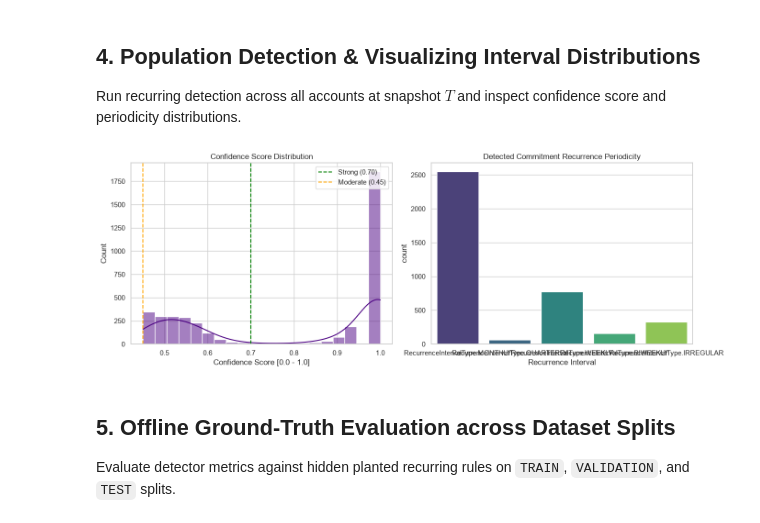
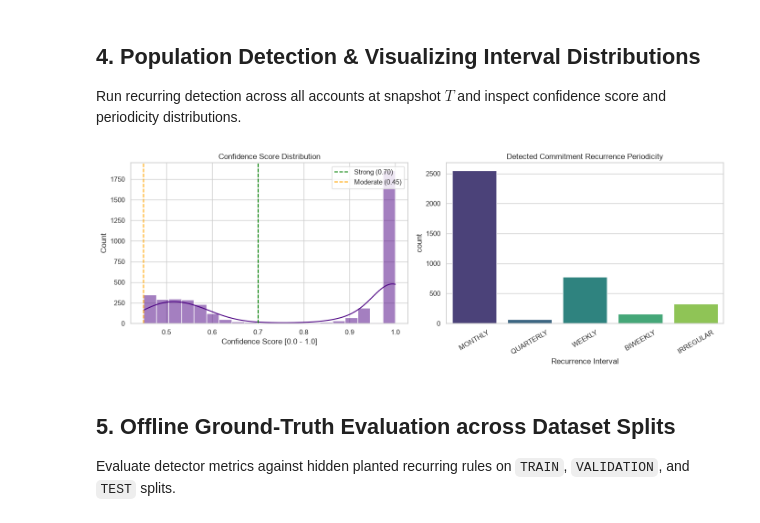
Before and after one commit to Supan-Roy/Spendable, a Jupyter notebook: notebooks/02_recurring_detection_exploration.ipynb, the cells around one changed output. Cells and saved outputs as stored; diff of their text form; code cells hidden in the pictures.

Commit message:
docs(notebooks): clean enum prefix and rotate x-axis tick labels for periodicity chart

```diff
--- a/notebooks/02_recurring_detection_exploration.ipynb
+++ b/notebooks/02_recurring_detection_exploration.ipynb
@@ -100,24 +100,34 @@ Run recurring detection across all accounts at snapshot $T$ and inspect confiden
 # %%
 all_commitments = detector.detect(transactions, snapshot_time)
 df_all = pd.DataFrame([c.model_dump() for c in all_commitments])
+# Clean interval label for display
+df_all['recurrence_interval'] = df_all['recurrence_interval'].astype(str).apply(lambda x: x.split('.')[-1])
 
 fig, axes = plt.subplots(1, 2, figsize=(14, 5))
 
 sns.histplot(df_all['confidence_score'], bins=20, kde=True, ax=axes[0], color='indigo')
 axes[0].set_title('Confidence Score Distribution')
 axes[0].set_xlabel('Confidence Score [0.0 - 1.0]')
 axes[0].axvline(0.70, color='green', linestyle='--', label='Strong (0.70)')
 axes[0].axvline(0.45, color='orange', linestyle='--', label='Moderate (0.45)')
 axes[0].legend()
 
-sns.countplot(data=df_all, x='recurrence_interval', hue='recurrence_interval', legend=False, ax=axes[1], palette='viridis')
+sns.countplot(
+    data=df_all,
+    x='recurrence_interval',
+    hue='recurrence_interval',
+    ax=axes[1],
+    palette='viridis',
+    legend=False
+)
 axes[1].set_title('Detected Commitment Recurrence Periodicity')
 axes[1].set_xlabel('Recurrence Interval')
+axes[1].tick_params(axis='x', rotation=30)
 
 plt.tight_layout()
 plt.show()
 # %% [output]
-[figure, old version]
+[figure, new version]
 # %% [markdown]
 ## 5. Offline Ground-Truth Evaluation across Dataset Splits
 
```
